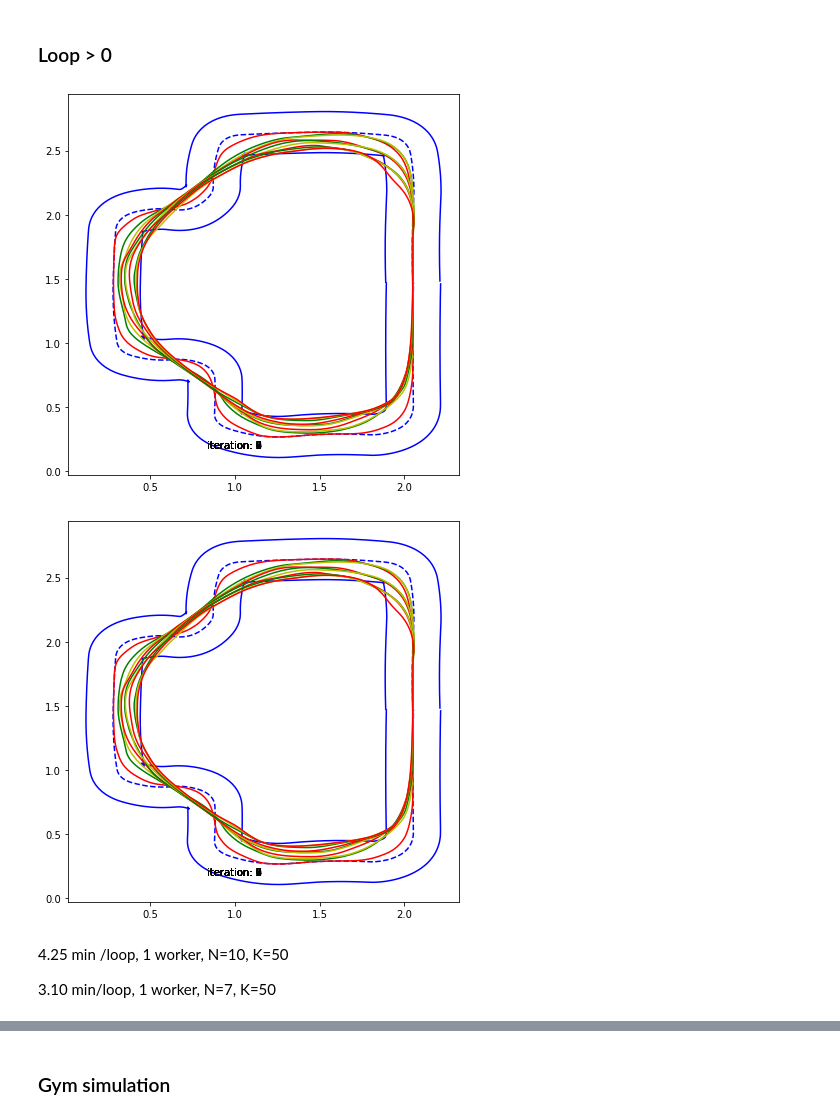
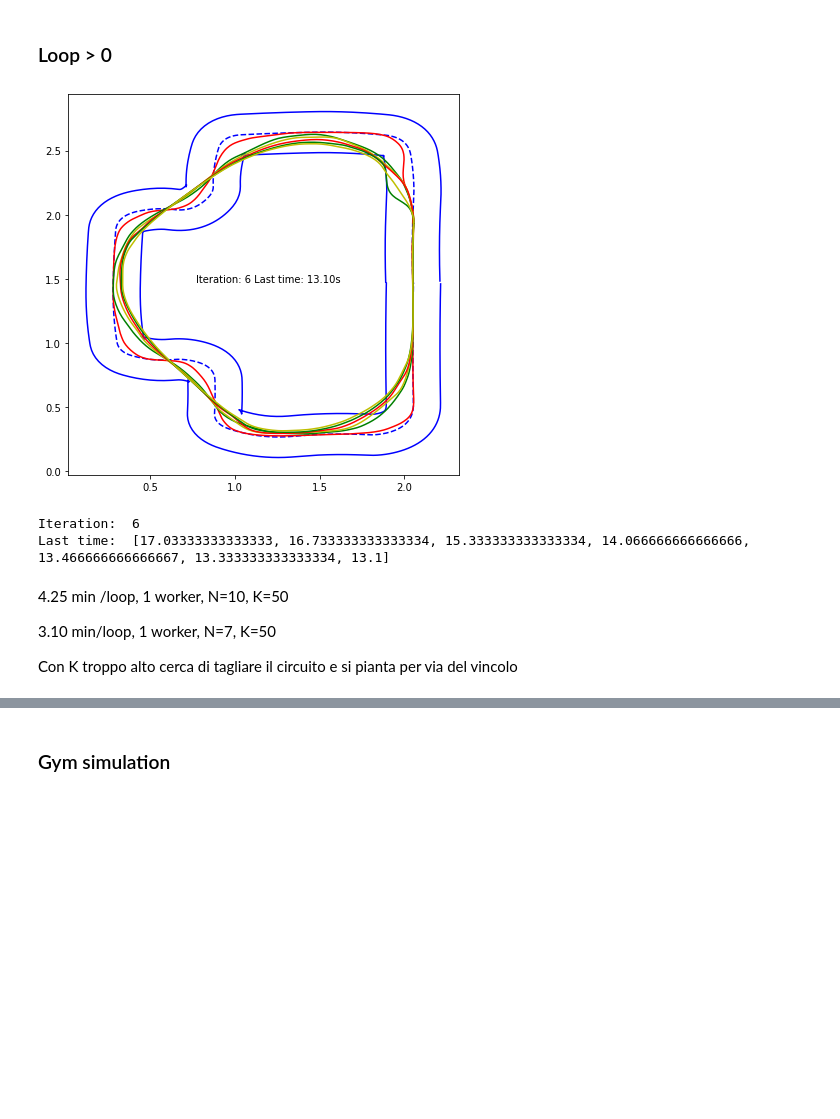
Before and after one commit to giuliovv/duckrace, a Jupyter notebook: iterative_mpc_hull_constraint.ipynb, the cells around one changed output, grey strips where cells are left out. Cells and saved outputs as stored; diff of their text form; code cells hidden in the pictures; blank space fills up the shorter version.

```diff
--- a/iterative_mpc_hull_constraint.ipynb
+++ b/iterative_mpc_hull_constraint.ipynb
@@ -17,8 +17,8 @@ if colab:
 # Hyperparameters
 test_results = True
 T = 15
-N = 10
-n_from_index = 0 # How distant the first point is
+N = 15
+n_from_index = 0 # How far the first point is
 # %%
 import gym_duckietown
 import matplotlib.pyplot as plt
@@ -145,10 +156,11 @@ Line = namedtuple('Line', 't x y theta')
 finish_line = Line(300, pose.x, pose.y, pose.theta) #2.2 same as start
 # %%
 # K nearest neighbors
-K = 40
+K = 30
 
 # N iterations to consider
-i_j = 3
+i_j = 4
+i_j_all = False
 
 # Number of points to consider for convex margin constraints
 CM = 4
@@ -292,7 +312,7 @@ from sklearn.neighbors import NearestNeighbors
 # %%
 from IPython import display as ipythondisplay
 # %%
-n_iterations = 10
+n_iterations = 12
 
 real_time_plot = True
 
@@ -314,10 +334,13 @@ idxs = []
 plain_loops = []
 loops_with_time = [all_points]
 
-plt.plot(traj[:,0], traj[:,1], "b--")
-plt.plot(*inside.T, "b")
-plt.plot(*outside.T, "b")
+fig, ax = plt.subplots()
 
+ax.plot(traj[:,0], traj[:,1], "b--")
+ax.plot(*inside.T, "b")
+ax.plot(*outside.T, "b")
+t1 = ax.text(1.2, 1.5,"Iteration: 0, Last time: {:.2f}s".format(X_log.shape[1]*dt), ha='center', va='center')
+plt.draw()
 
 kdins = spatial.KDTree(inside)
 ins_len = inside.shape[0]
@@ -341,7 +364,7 @@ for iteration in range(n_iterations):
     _,idx = kdtree.query(np.array([x[0], x[1]]).reshape(-1), workers=-1)
     t = 0
     print("Iteration: ", iteration)
-    plt.text(1, 0.2,"iteration: "+str(iteration), ha='center', va='center')
+    print("Last time: ", [t.shape[1]*dt for t in loops_with_time])
 
     while True:
         distances, indices = nbrs.kneighbors([last_loop[:2, (idx+N)%last_loop.shape[1]].T])
@@ -389,42 +412,50 @@ for iteration in range(n_iterations):
         if x[1] >= finish_line.y and t >= finish_line.t:
             break
         t += 1
         # if t == 100:
         #     break
-        if t == K:
+        if t == K-N:
             # Now it can see all the points
             kdtree = spatial.KDTree(last_loop[:2, :].T)
             nbrs = NearestNeighbors(n_neighbors=K*i_j, algorithm='ball_tree').fit(last_iterations[:2, :].T)
             # The first points in the next iteration have distance 0 to the finish line
             last_iterations[:-1, :N] = X_log_orig[:, :N]
             last_iterations[-1, :N] = 0
             # After one iteration the angle is +2*pi
             last_iterations[2, :N] += 2*np.pi
     if real_time_plot:
-        plt.plot(*X_log[:2,:], c=['r', 'g', 'y'][iteration%3])
+        ax.plot(*X_log[:2,:], c=['r', 'g', 'y'][iteration%3])
+        t1.set_text("Iteration: {iteration} Last time: {time:.2f}s".format(iteration=iteration+1, time=X_log.shape[1]*dt))
+        plt.draw()
         ipythondisplay.clear_output(wait=True)
         ipythondisplay.display(plt.gcf())
     last_points = X_log
     last_points = np.vstack((last_points, np.arange(last_points.shape[1])[::-1]))
 
     plain_loops.append(X_log)
     loops_with_time.append(last_points)
 
-    # Here only if use 1 iteration in the past
-    last_iterations = np.hstack(loops_with_time[-i_j:])
+    # I use the last i_j iterations
+    if i_j_all:
+        last_iterations = np.hstack(loops_with_time)
+    else:
+        last_iterations = np.hstack(loops_with_time[-i_j:])
 
     # all_points_len = all_points.shape[1]
     # if all_points_len > last_points.shape[1]:
     #     last_points = np.pad(last_points, ((0,0), (0, all_points_len-last_points.shape[1])), 'constant', constant_values=(0,0))
     # if all_points_len < last_points.shape[1]:
     #     all_points = np.pad(all_points, ((0,0), (0, last_points.shape[1]-all_points_len)), 'constant', constant_values=(0,0))
     # all_points = np.hstack((all_points, last_points))
 # %% [output]
-[figure, old version]
+[figure, new version]
-[figure, removed]
+Iteration:  6
+Last time:  [17.03333333333333, 16.733333333333334, 15.333333333333334, 14.066666666666666, 13.466666666666667, 13.333333333333334, 13.1]
 # %% [markdown]
 4.25 min /loop, 1 worker, N=10, K=50
 
 3.10 min/loop, 1 worker, N=7, K=50
+
+Con K troppo alto cerca di tagliare il circuito e si pianta per via del vincolo
 # %%
 [loop.shape[1]*dt for loop in plain_loops]
```
Also changed, not shown: parts of 15 cells of this notebook.
